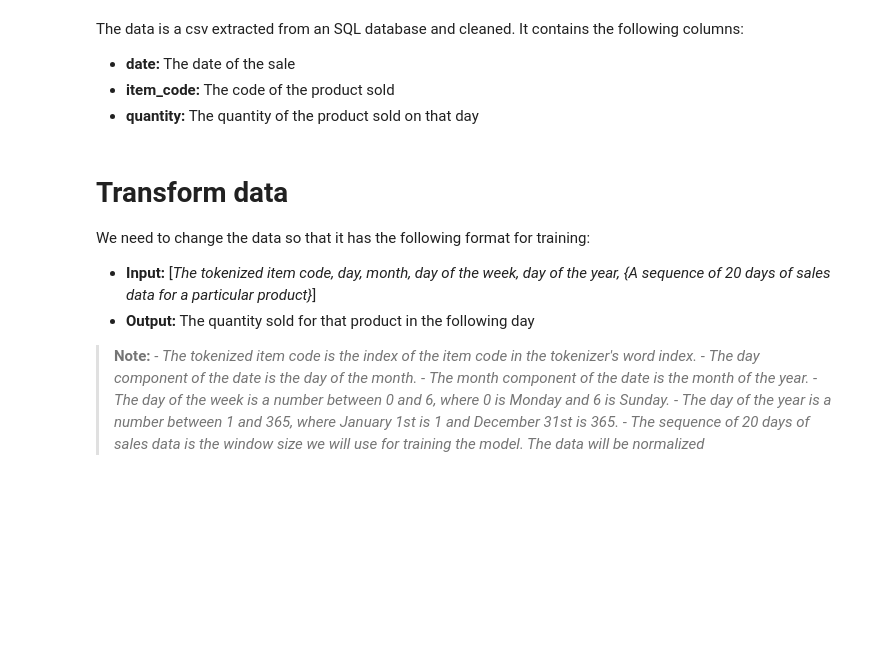
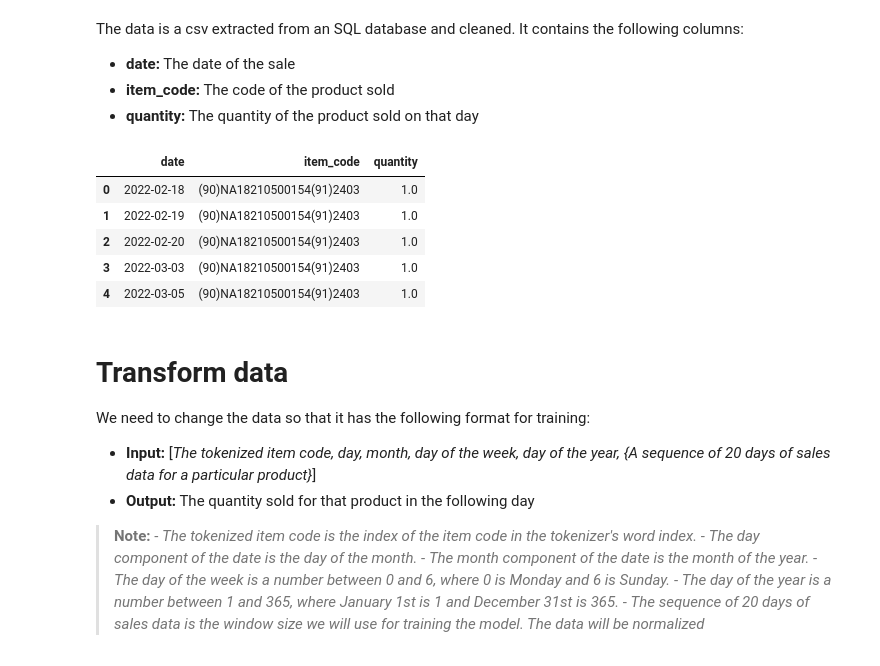
Before and after one commit to vincenta1206519/sejarah-capstone, a Jupyter notebook: ml_modeling/sales_data_processing.ipynb, the cells around one changed output. Cells and saved outputs as stored; diff of their text form; code cells hidden in the pictures; blank space fills up the shorter version.

```diff
--- a/ml_modeling/sales_data_processing.ipynb
+++ b/ml_modeling/sales_data_processing.ipynb
@@ -28,11 +34,18 @@ drive.mount('/content/drive')
 # %pwd
 # %%
 # filepath = 'sales_quantity.csv' #for local imports
-# filepath = '/home/jupyter/sales_quantity.csv' #vm-instance
-filepath = '/content/drive/MyDrive/Documents/uni_work/Bangkit2023/batch1/capstone/repo/ml_modeling/sales_quantity.csv' #colab
+filepath = '/home/jupyter/data/sales_quantity.csv' #vm-instance
+# filepath = '/content/drive/MyDrive/Documents/uni_work/Bangkit2023/batch1/capstone/repo/ml_modeling/sales_quantity.csv' #colab
 data = pd.read_csv(filepath,names=['date','item_code','quantity'],
                    dtype = {'item_code':str, 'quantity':np.float64},header = 0 )
 data.head()
+# %% [output]
+|  | date | item_code | quantity |
+| 0 | 2022-02-18 | (90)NA18210500154(91)2403 | 1.0 |
+| 1 | 2022-02-19 | (90)NA18210500154(91)2403 | 1.0 |
+| 2 | 2022-02-20 | (90)NA18210500154(91)2403 | 1.0 |
+| 3 | 2022-03-03 | (90)NA18210500154(91)2403 | 1.0 |
+| 4 | 2022-03-05 | (90)NA18210500154(91)2403 | 1.0 |
 # %% [markdown]
 # Transform data
 We need to change the data so that it has the following format for training:
```
Also changed, not shown: parts of 17 cells of this notebook.
